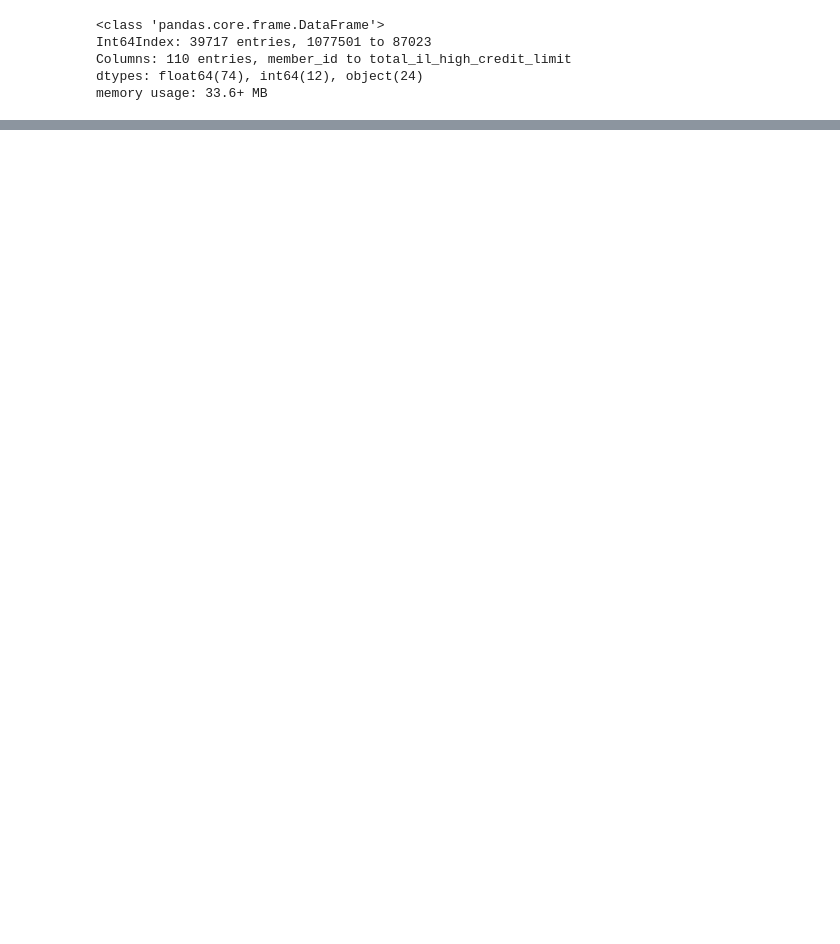
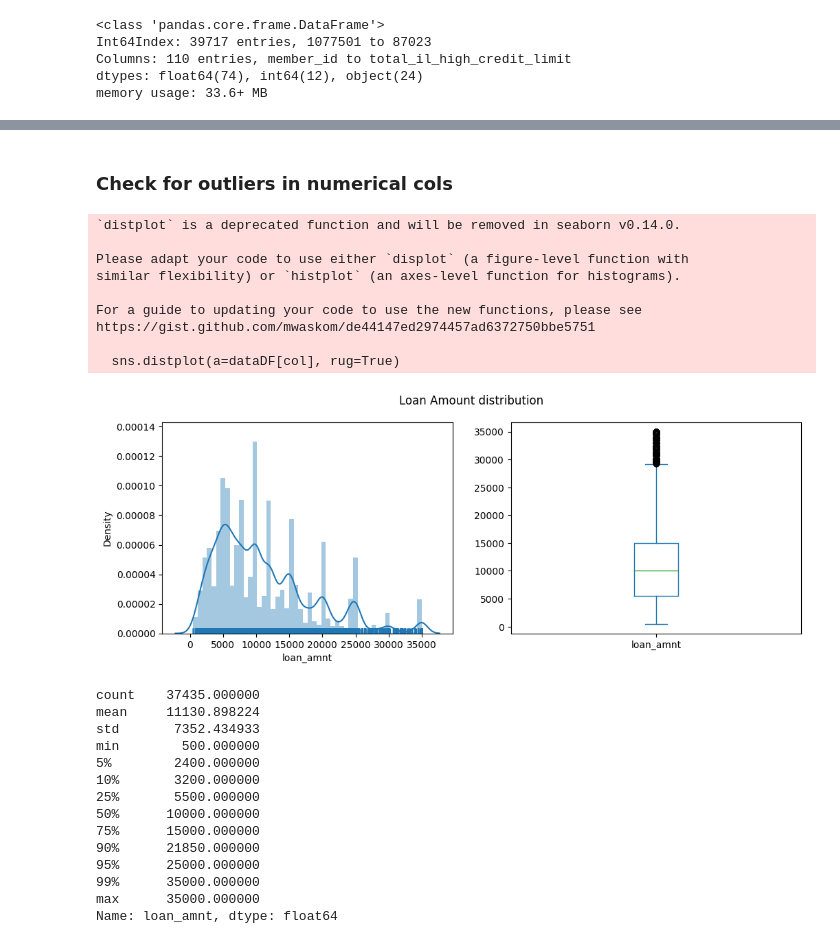
Before and after one commit to asthaa29/lendingcasestudy, a Jupyter notebook: Group_Facilitator_Astha.ipynb, the cells around one changed output, grey strips where cells are left out. Drawn from its saved outputs; the diff is of its cells as text; code cells hidden in the pictures; blank space fills up the shorter version.

```diff
--- a/Group_Facilitator_Astha.ipynb
+++ b/Group_Facilitator_Astha.ipynb
@@ -38,0 +375,5 @@ memory usage: 33.6+ MB
+# %%
+# Remove percentage from int_rate column
+print(loanDf["int_rate"].unique())
+loanDf["int_rate"] = loanDf["int_rate"].str.replace("%","").astype(float)
+print(loanDf["int_rate"].unique())
@@ -38,0 +398,5 @@ memory usage: 33.6+ MB
+# %%
+# Remove percentage from int_rate column
+print(loanDf["revol_util"].unique())
+loanDf["revol_util"] = loanDf["revol_util"].str.replace("%","").astype(float)
+print(loanDf["revol_util"].unique())
@@ -38,0 +459,47 @@ memory usage: 33.6+ MB
+# %% [markdown]
+### Check for outliers in numerical cols
+# %%
+def plot_distribution_box(dataDF,col,title):
+    #Increasing the figure size of plot
+    plt.figure(figsize=(12,4))
+    #Setting subplot index
+    plt.subplot(1,2,1)
+    #Histogram plot
+    sns.distplot(a=dataDF[col], rug=True)
+    plt.subplot(1,2,2)
+    #Box plot
+    dataDF[col].plot.box()
+    #Single title for both subplots.
+    plt.suptitle(title)
+    plt.show()
+# %%
+def percentile_dist(dataDF,col):
+    return dataDF[col].describe(percentiles=[0.05,0.1,0.25,0.5,0.75,0.9,0.95,0.99])
+# %%
+plot_distribution_box(loanDf,"loan_amnt",'Loan Amount distribution')
+print(percentile_dist(loanDf,"loan_amnt"))
+# %% [output]
+`distplot` is a deprecated function and will be removed in seaborn v0.14.0.
+
+Please adapt your code to use either `displot` (a figure-level function with
+similar flexibility) or `histplot` (an axes-level function for histograms).
+
+For a guide to updating your code to use the new functions, please see
+https://gist.github.com/mwaskom/de44147ed2974457ad6372750bbe5751
+
+  sns.distplot(a=dataDF[col], rug=True)
+[figure, added]
+count    37435.000000
+mean     11130.898224
+std       7352.434933
+min        500.000000
+5%        2400.000000
+10%       3200.000000
+25%       5500.000000
+50%      10000.000000
+75%      15000.000000
+90%      21850.000000
+95%      25000.000000
+99%      35000.000000
+max      35000.000000
+Name: loan_amnt, dtype: float64
```
Also changed, not shown: parts of 78 cells of this notebook.
